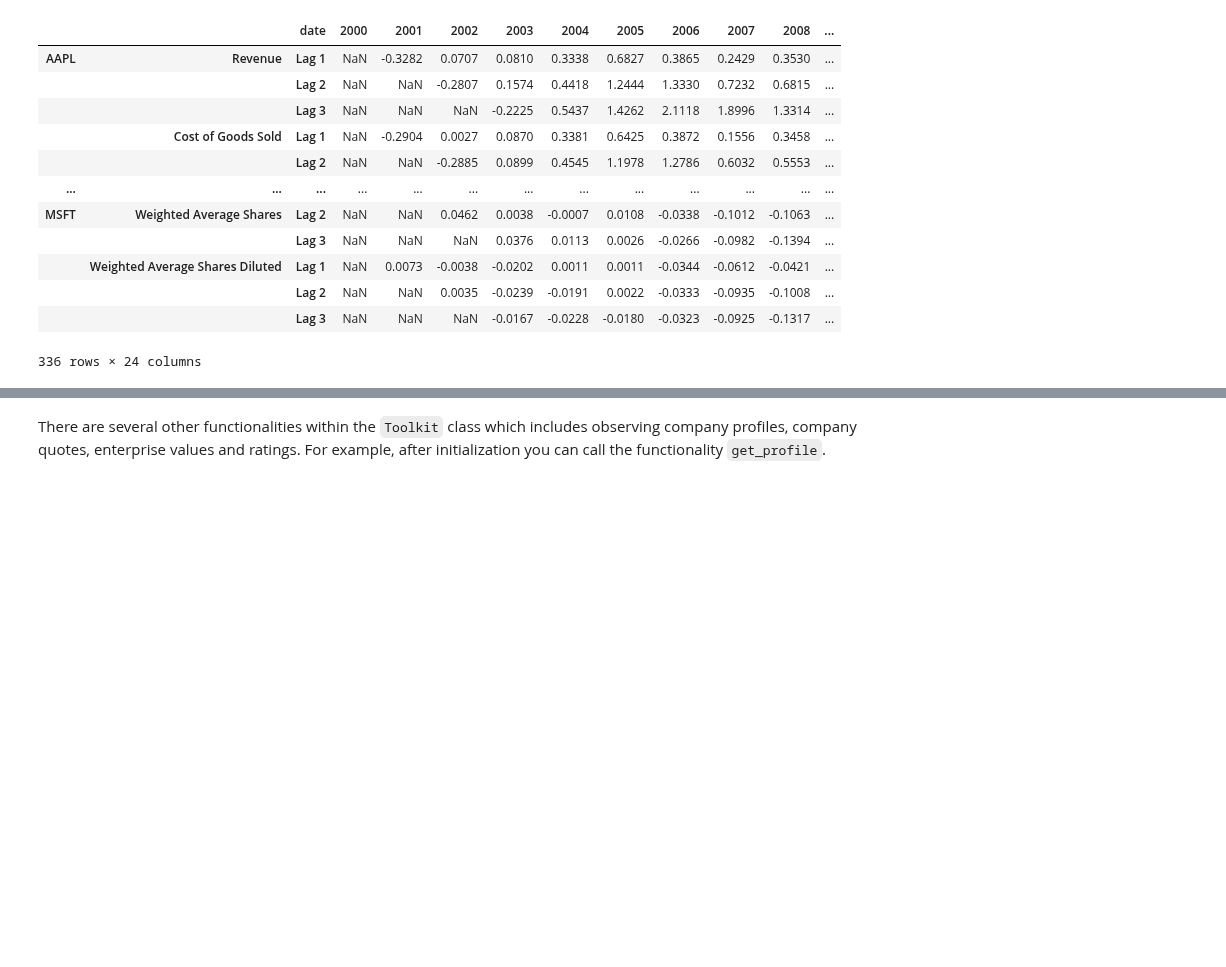
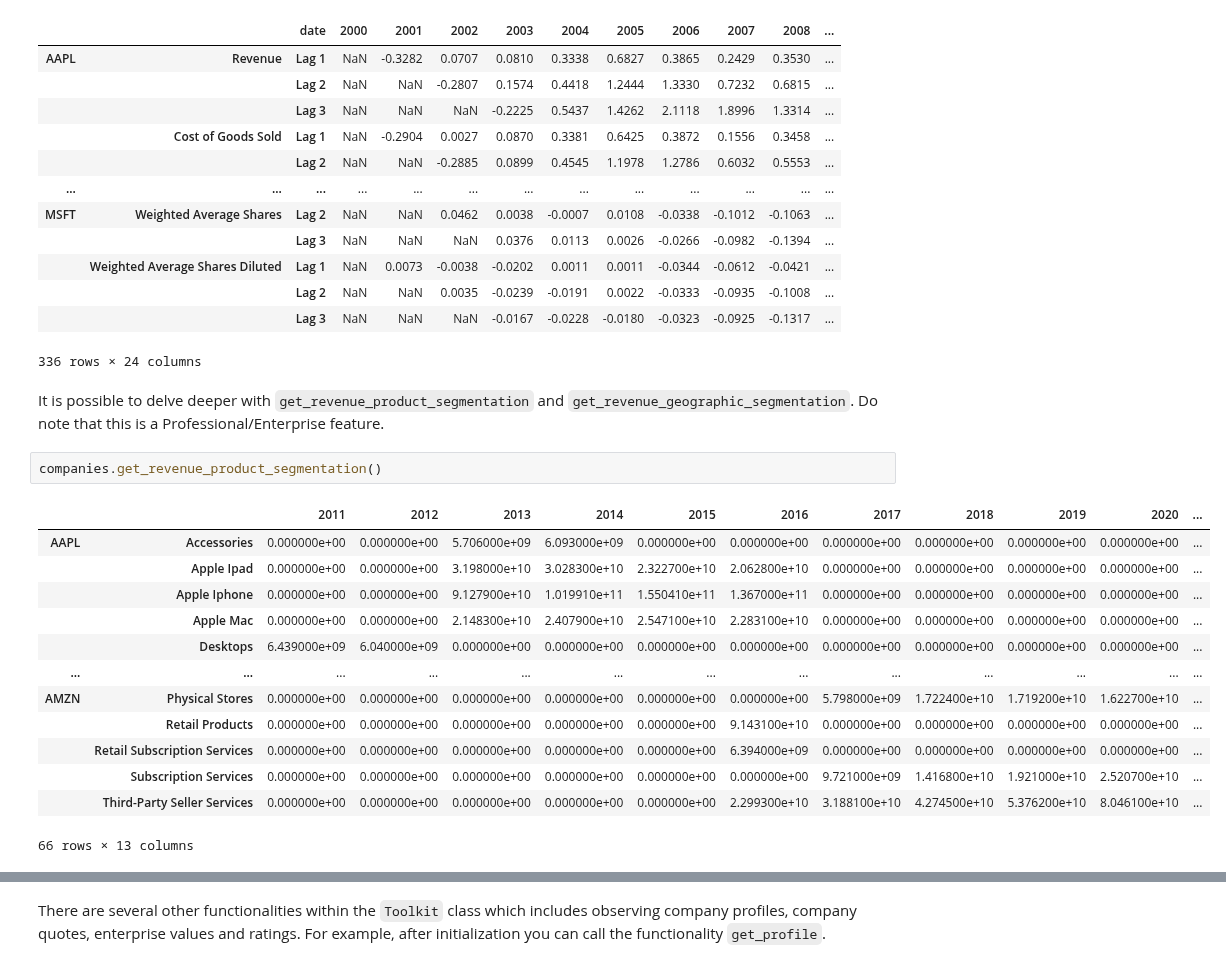
Before and after one commit to JerBouma/FinanceToolkit, a Jupyter notebook: examples/Finance Toolkit - 1. Getting Started.ipynb, the cells around one changed output, grey strips where cells are left out. Saved outputs shown, nothing was run; the diff lists cells and outputs as text; blank space fills up the shorter version.

```diff
--- a/examples/Finance Toolkit - 1. Getting Started.ipynb
+++ b/examples/Finance Toolkit - 1. Getting Started.ipynb
@@ -213,3 +213,21 @@ companies.get_income_statement(growth=True, lag=[1, 2, 3])
 |  |  | Lag 2 | NaN | NaN | 0.0035 | -0.0239 | -0.0191 | 0.0022 | -0.0333 | -0.0935 | -0.1008 | ... |
 |  |  | Lag 3 | NaN | NaN | NaN | -0.0167 | -0.0228 | -0.0180 | -0.0323 | -0.0925 | -0.1317 | ... |
 336 rows × 24 columns
+# %% [markdown]
+It is possible to delve deeper with `get_revenue_product_segmentation` and `get_revenue_geographic_segmentation`. Do note that this is a Professional/Enterprise feature.
+# %%
+companies.get_revenue_product_segmentation()
+# %% [output]
+|  |  | 2011 | 2012 | 2013 | 2014 | 2015 | 2016 | 2017 | 2018 | 2019 | 2020 | ... |
+| AAPL | Accessories | 0.000000e+00 | 0.000000e+00 | 5.706000e+09 | 6.093000e+09 | 0.000000e+00 | 0.000000e+00 | 0.000000e+00 | 0.000000e+00 | 0.000000e+00 | 0.000000e+00 | ... |
+|  | Apple Ipad | 0.000000e+00 | 0.000000e+00 | 3.198000e+10 | 3.028300e+10 | 2.322700e+10 | 2.062800e+10 | 0.000000e+00 | 0.000000e+00 | 0.000000e+00 | 0.000000e+00 | ... |
+|  | Apple Iphone | 0.000000e+00 | 0.000000e+00 | 9.127900e+10 | 1.019910e+11 | 1.550410e+11 | 1.367000e+11 | 0.000000e+00 | 0.000000e+00 | 0.000000e+00 | 0.000000e+00 | ... |
+|  | Apple Mac | 0.000000e+00 | 0.000000e+00 | 2.148300e+10 | 2.407900e+10 | 2.547100e+10 | 2.283100e+10 | 0.000000e+00 | 0.000000e+00 | 0.000000e+00 | 0.000000e+00 | ... |
+|  | Desktops | 6.439000e+09 | 6.040000e+09 | 0.000000e+00 | 0.000000e+00 | 0.000000e+00 | 0.000000e+00 | 0.000000e+00 | 0.000000e+00 | 0.000000e+00 | 0.000000e+00 | ... |
+| ... | ... | ... | ... | ... | ... | ... | ... | ... | ... | ... | ... | ... |
+| AMZN | Physical Stores | 0.000000e+00 | 0.000000e+00 | 0.000000e+00 | 0.000000e+00 | 0.000000e+00 | 0.000000e+00 | 5.798000e+09 | 1.722400e+10 | 1.719200e+10 | 1.622700e+10 | ... |
+|  | Retail Products | 0.000000e+00 | 0.000000e+00 | 0.000000e+00 | 0.000000e+00 | 0.000000e+00 | 9.143100e+10 | 0.000000e+00 | 0.000000e+00 | 0.000000e+00 | 0.000000e+00 | ... |
+|  | Retail Subscription Services | 0.000000e+00 | 0.000000e+00 | 0.000000e+00 | 0.000000e+00 | 0.000000e+00 | 6.394000e+09 | 0.000000e+00 | 0.000000e+00 | 0.000000e+00 | 0.000000e+00 | ... |
+|  | Subscription Services | 0.000000e+00 | 0.000000e+00 | 0.000000e+00 | 0.000000e+00 | 0.000000e+00 | 0.000000e+00 | 9.721000e+09 | 1.416800e+10 | 1.921000e+10 | 2.520700e+10 | ... |
+|  | Third-Party Seller Services | 0.000000e+00 | 0.000000e+00 | 0.000000e+00 | 0.000000e+00 | 0.000000e+00 | 2.299300e+10 | 3.188100e+10 | 4.274500e+10 | 5.376200e+10 | 8.046100e+10 | ... |
+66 rows × 13 columns
```
Also changed, not shown: parts of 13 cells of this notebook.
